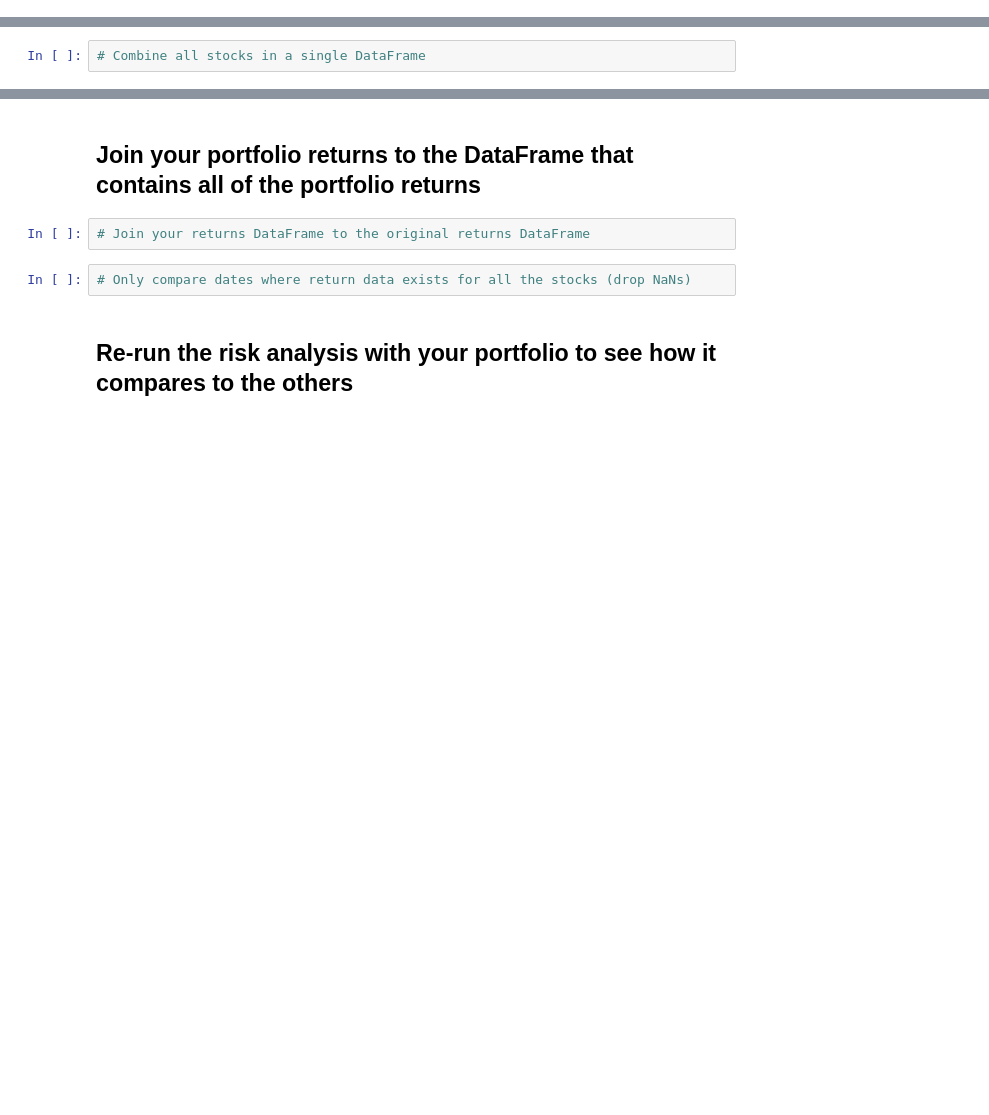
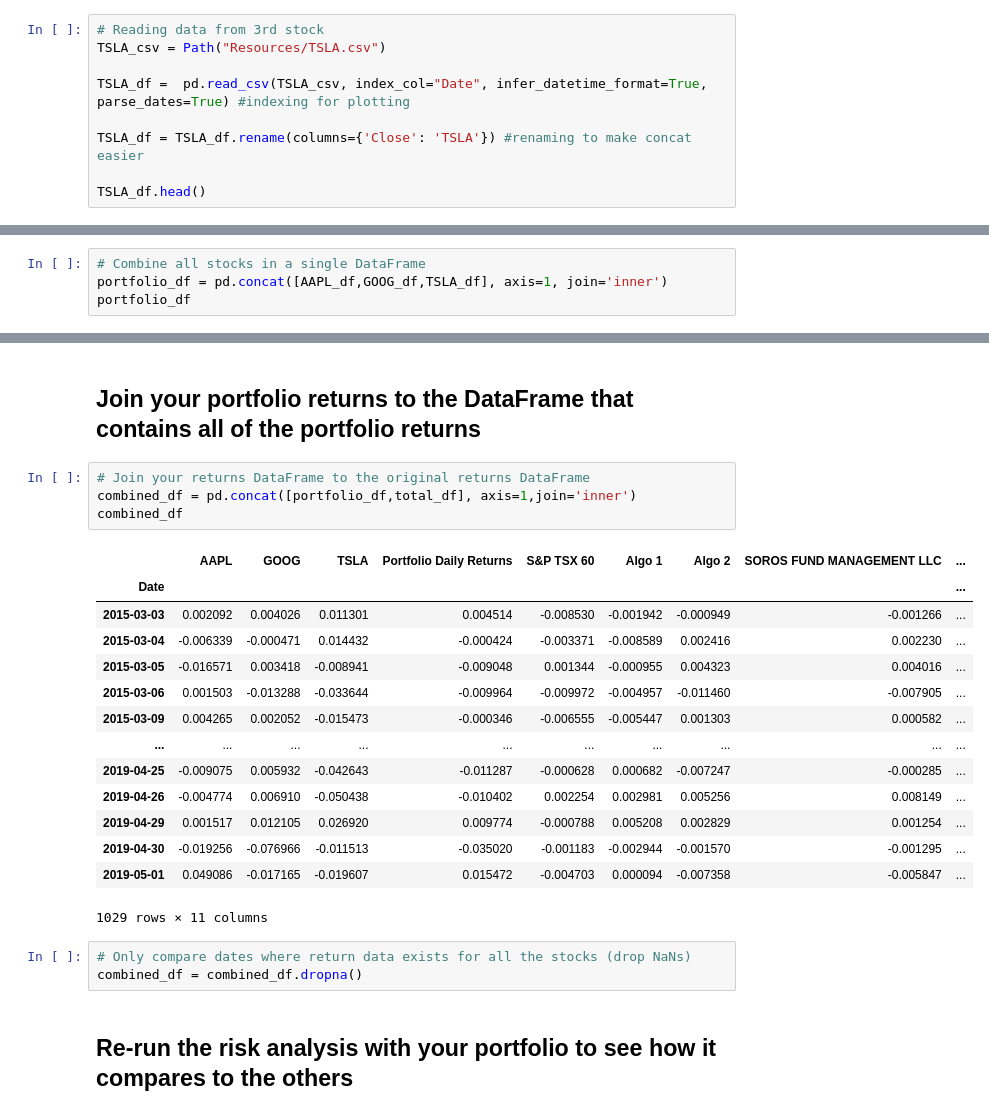
Before and after one commit to ScottyCodeman/pandas-homework, a Jupyter notebook: whale_analysis.ipynb, the cells around one changed output, grey strips where cells are left out. Drawn from its saved outputs; the diff is of its cells as text; blank space fills up the shorter version.

```diff
--- a/whale_analysis.ipynb
+++ b/whale_analysis.ipynb
@@ -424,0 +453,9 @@ In this section, you will build your own portfolio of stocks, calculate the retu
+# %%
+# Reading data from 3rd stock
+TSLA_csv = Path("Resources/TSLA.csv")
+
+TSLA_df =  pd.read_csv(TSLA_csv, index_col="Date", infer_datetime_format=True, parse_dates=True) #indexing for plotting
+
+TSLA_df = TSLA_df.rename(columns={'Close': 'TSLA'}) #renaming to make concat easier
+
+TSLA_df.head()
@@ -425,2 +470,4 @@ In this section, you will build your own portfolio of stocks, calculate the retu
 # %%
 # Combine all stocks in a single DataFrame
+portfolio_df = pd.concat([AAPL_df,GOOG_df,TSLA_df], axis=1, join='inner')
+portfolio_df
@@ -447,8 +553,26 @@ weights = [1/3, 1/3, 1/3]
 ## Join your portfolio returns to the DataFrame that contains all of the portfolio returns
 # %%
 # Join your returns DataFrame to the original returns DataFrame
+combined_df = pd.concat([portfolio_df,total_df], axis=1,join='inner')
+combined_df
+# %% [output]
+|  | AAPL | GOOG | TSLA | Portfolio Daily Returns | S&P TSX 60 | Algo 1 | Algo 2 | SOROS FUND MANAGEMENT LLC | ... |
+| Date |  |  |  |  |  |  |  |  | ... |
+| 2015-03-03 | 0.002092 | 0.004026 | 0.011301 | 0.004514 | -0.008530 | -0.001942 | -0.000949 | -0.001266 | ... |
+| 2015-03-04 | -0.006339 | -0.000471 | 0.014432 | -0.000424 | -0.003371 | -0.008589 | 0.002416 | 0.002230 | ... |
+| 2015-03-05 | -0.016571 | 0.003418 | -0.008941 | -0.009048 | 0.001344 | -0.000955 | 0.004323 | 0.004016 | ... |
+| 2015-03-06 | 0.001503 | -0.013288 | -0.033644 | -0.009964 | -0.009972 | -0.004957 | -0.011460 | -0.007905 | ... |
+| 2015-03-09 | 0.004265 | 0.002052 | -0.015473 | -0.000346 | -0.006555 | -0.005447 | 0.001303 | 0.000582 | ... |
+| ... | ... | ... | ... | ... | ... | ... | ... | ... | ... |
+| 2019-04-25 | -0.009075 | 0.005932 | -0.042643 | -0.011287 | -0.000628 | 0.000682 | -0.007247 | -0.000285 | ... |
+| 2019-04-26 | -0.004774 | 0.006910 | -0.050438 | -0.010402 | 0.002254 | 0.002981 | 0.005256 | 0.008149 | ... |
+| 2019-04-29 | 0.001517 | 0.012105 | 0.026920 | 0.009774 | -0.000788 | 0.005208 | 0.002829 | 0.001254 | ... |
+| 2019-04-30 | -0.019256 | -0.076966 | -0.011513 | -0.035020 | -0.001183 | -0.002944 | -0.001570 | -0.001295 | ... |
+| 2019-05-01 | 0.049086 | -0.017165 | -0.019607 | 0.015472 | -0.004703 | 0.000094 | -0.007358 | -0.005847 | ... |
+1029 rows × 11 columns
 # %%
 # Only compare dates where return data exists for all the stocks (drop NaNs)
+combined_df = combined_df.dropna()
 # %% [markdown]
 ## Re-run the risk analysis with your portfolio to see how it compares to the others
 # %% [markdown]
```
Also changed, not shown: parts of 22 cells of this notebook.
